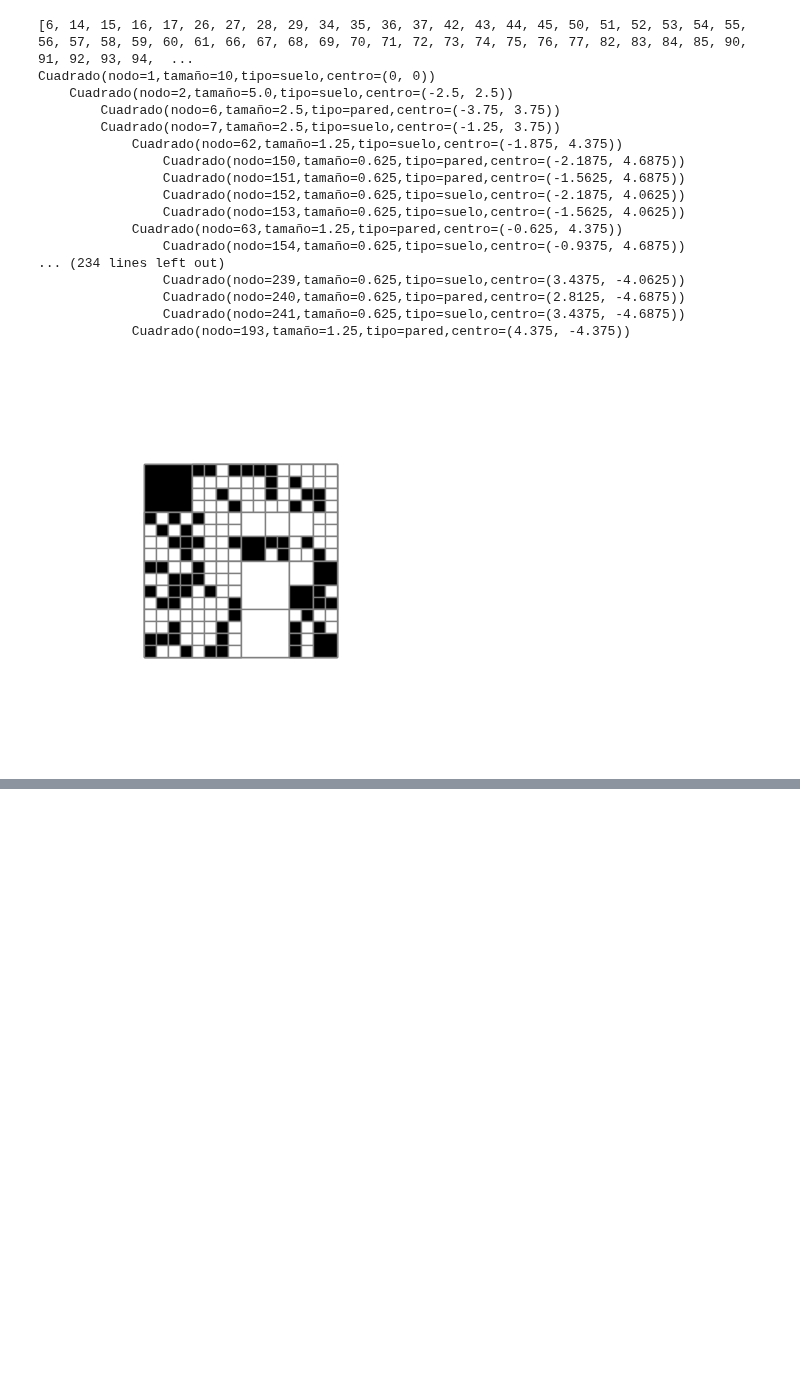
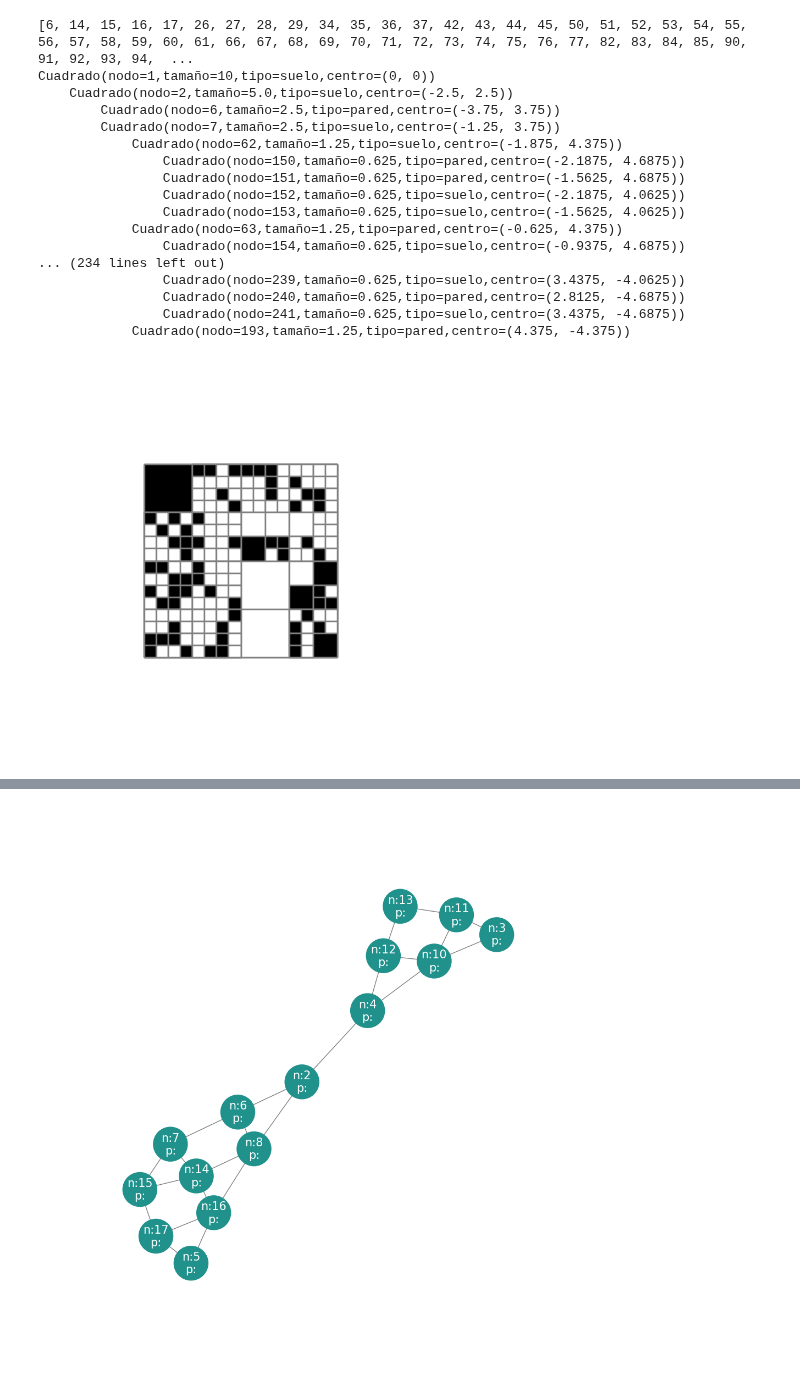
Before and after one commit to MarioPG21/TFG_generacion_mazmorras, a Jupyter notebook: Space Partitioning/Space_Partitioning.ipynb, the cells around one changed output, grey strips where cells are left out. Saved outputs shown, nothing was run; the diff lists cells and outputs as text; code cells hidden in the pictures; blank space fills up the shorter version.

```diff
--- a/Space Partitioning/Space_Partitioning.ipynb
+++ b/Space Partitioning/Space_Partitioning.ipynb
@@ -6,7 +6,7 @@ import matplotlib.cm as cm  # Para usar una paleta de colores continua
 from networkx.drawing.nx_agraph import graphviz_layout
 
 def mostrar_grafo(G):
-    plt.figure(figsize=(30,30))
+    plt.figure(figsize=(10,10))
     #pos = nx.spring_layout(G,k=1)
     #pos=nx.circular_layout(G)
     #pos=nx.shell_layout(G)
@@ -112,9 +115,6 @@ def formar_particion_estado_4(n):
     A = nx.DiGraph()
     A.add_node(1, profundidad=0)
     A.graph['altura'] = 0
-
-    G = nx.Graph()
-    G.add_node(1,contiguos=[])
 
     lista_hojas.append(1)
     nodos=1
@@ -141,35 +141,6 @@ def formar_particion_estado_4(n):
         lista_hojas.append(nodos+4)
         lista_hojas.remove(selec)
 
-        # contiguos = [arriba, derecha, abajo, izquierda]
-        G.add_node(nodos+1,contiguos=[0,nodos+2,nodos+3,0])
-        G.add_node(nodos+2,contiguos=[0,0,nodos+4,nodos+1])
-        G.add_node(nodos+3,contiguos=[nodos+1,nodos+4,0,0])
-        G.add_node(nodos+4,contiguos=[nodos+2,0,0,nodos+3])
-        G.add_edges_from([
-            (nodos+1,nodos+2),(nodos+1,nodos+3),
-            (nodos+2,nodos+4),(nodos+2,nodos+1),
-            (nodos+3,nodos+1),(nodos+3,nodos+4),
-            (nodos+4,nodos+2),(nodos+4,nodos+3)
-        ])
-
-        if G.nodes[selec]['contiguos'] != []:
-            c_arr = G.nodes[selec]['contiguos'][0]
-            c_der = G.nodes[selec]['contiguos'][1]
-            c_aba = G.nodes[selec]['contiguos'][2]
-            c_izq = G.nodes[selec]['contiguos'][3]
-
-            if c_arr != 0:
-                G.add_edges_from([(c_arr,nodos+1),(c_arr,nodos+2)])
-            if c_der != 0:
-                G.add_edges_from([(c_der,nodos+2),(c_der,nodos+4)])
-            if c_aba != 0:
-                G.add_edges_from([(c_aba,nodos+3),(c_aba,nodos+4)])
-            if c_izq != 0:
-                G.add_edges_from([(c_izq,nodos+1),((c_izq,nodos+3))])
-
-        G.remove_node(selec)
-
         nodos+=4
-    return A,G
+    return A
 # %%
@@ -298,3 +267,6 @@ cuadrado.dibujar(ax)
 plt.show()
 # %% [output]
 [figure]
+# %%
+A,G = formar_particion_estado_4(4)
+#mostrar_grafo(G)
@@ -300,0 +311,4 @@ plt.show()
+# %%
+mostrar_grafo(G)
+# %% [output]
+[figure, added]
```
Also changed, not shown: parts of 6 cells of this notebook.
